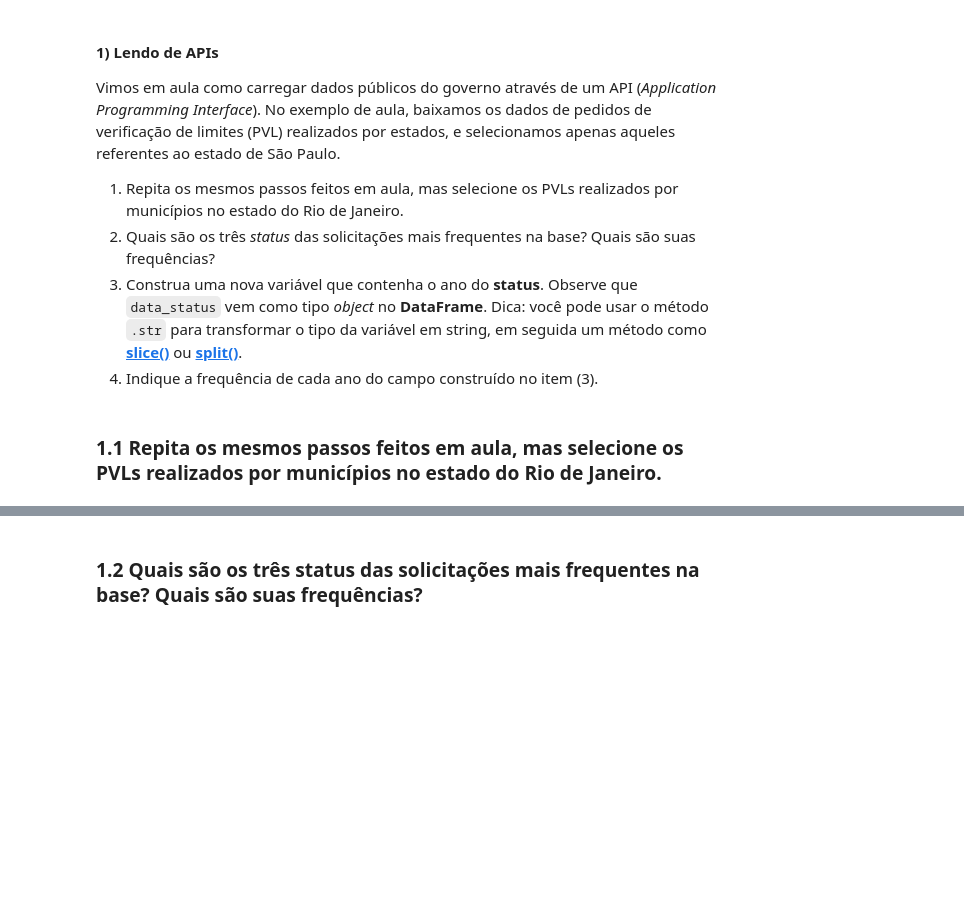
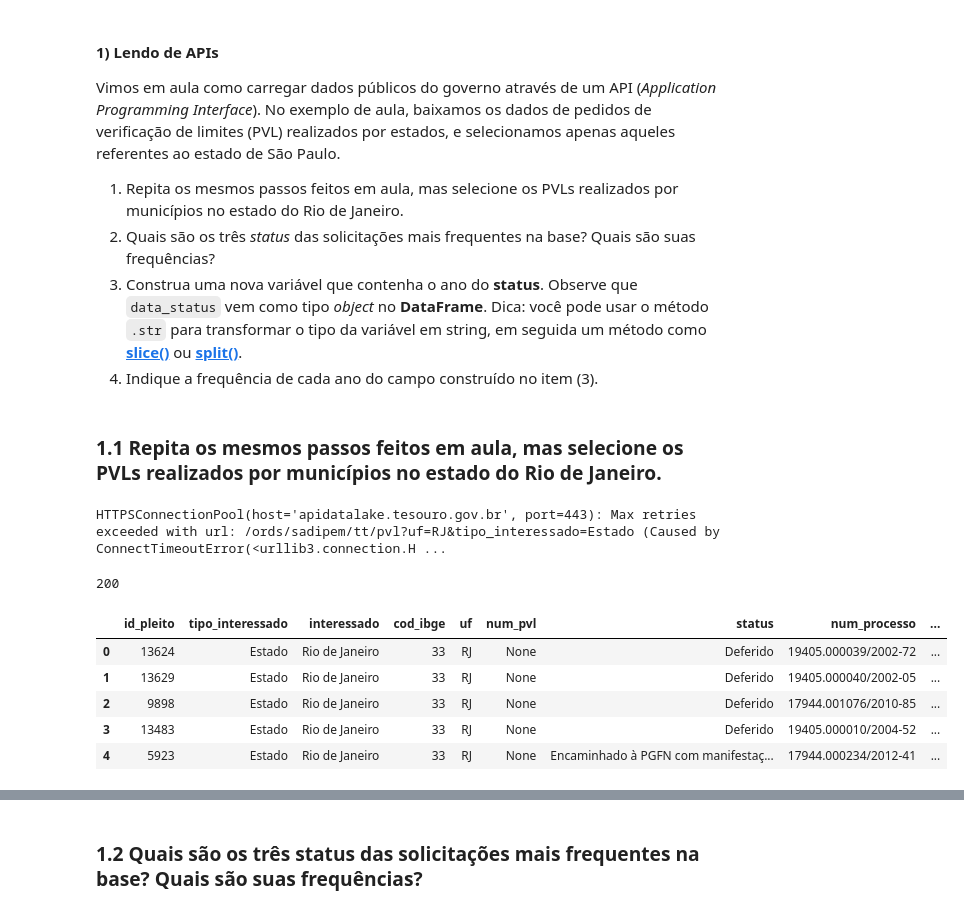
Before and after one commit to gfsilveira/ebac, a Jupyter notebook: 03-Cientista de Dados/02-Crisp-DM/Módulo_05/03-Mod04 Tarefa aulas 06 a 08 - Resolvido.ipynb, the cells around one changed output, grey strips where cells are left out. Drawn from its saved outputs; the diff is of its cells as text; code cells hidden in the pictures; blank space fills up the shorter version.

Commit message:
Salvando dados módulo 05 2

```diff
--- a/03-Cientista de Dados/02-Crisp-DM/Módulo_05/03-Mod04 Tarefa aulas 06 a 08 - Resolvido.ipynb
+++ b/03-Cientista de Dados/02-Crisp-DM/Módulo_05/03-Mod04 Tarefa aulas 06 a 08 - Resolvido.ipynb
@@ -23,0 +24,31 @@ Vimos em aula como carregar dados públicos do governo através de um API (*Appl
+# %%
+# 1) Seu código aqui
+# Busca as informações dos PVLs do Rio de Janeiro
+url = "https://apidatalake.tesouro.gov.br/ords/sadipem/tt/pvl?uf=RJ&tipo_interessado=Estado"
+try:
+  requisicao = requests.get(url)
+  print(requisicao.status_code)
+except Exception as error:
+  print(error)
+# %% [output]
+HTTPSConnectionPool(host='apidatalake.tesouro.gov.br', port=443): Max retries exceeded with url: /ords/sadipem/tt/pvl?uf=RJ&tipo_interessado=Estado (Caused by ConnectTimeoutError(<urllib3.connection.H ...
+# %%
+# O acesso direto aos dados do Mistério não estão disponíveis, por isso foi feito upload manual dos dados no GitHub, permitindo assim acesso como solicitado
+url = "https://raw.githubusercontent.com/gfsilveira/ebac/main/03-Cientista%20de%20Dados/02-Crisp-DM/M%C3%B3dulo_05/data/data.json"
+try:
+  requisicao = requests.get(url)
+  print(requisicao.status_code)
+except Exception as error:
+  print(error)
+# %% [output]
+200
+# %%
+df = pd.DataFrame(requisicao.json()['items'])
+df.head()
+# %% [output]
+|  | id_pleito | tipo_interessado | interessado | cod_ibge | uf | num_pvl | status | num_processo | ... |
+| 0 | 13624 | Estado | Rio de Janeiro | 33 | RJ | None | Deferido | 19405.000039/2002-72 | ... |
+| 1 | 13629 | Estado | Rio de Janeiro | 33 | RJ | None | Deferido | 19405.000040/2002-05 | ... |
+| 2 | 9898 | Estado | Rio de Janeiro | 33 | RJ | None | Deferido | 17944.001076/2010-85 | ... |
+| 3 | 13483 | Estado | Rio de Janeiro | 33 | RJ | None | Deferido | 19405.000010/2004-52 | ... |
+| 4 | 5923 | Estado | Rio de Janeiro | 33 | RJ | None | Encaminhado à PGFN com manifestaç... | 17944.000234/2012-41 | ... |
```
Also changed, not shown: parts of 10 cells of this notebook, 1 other file.
